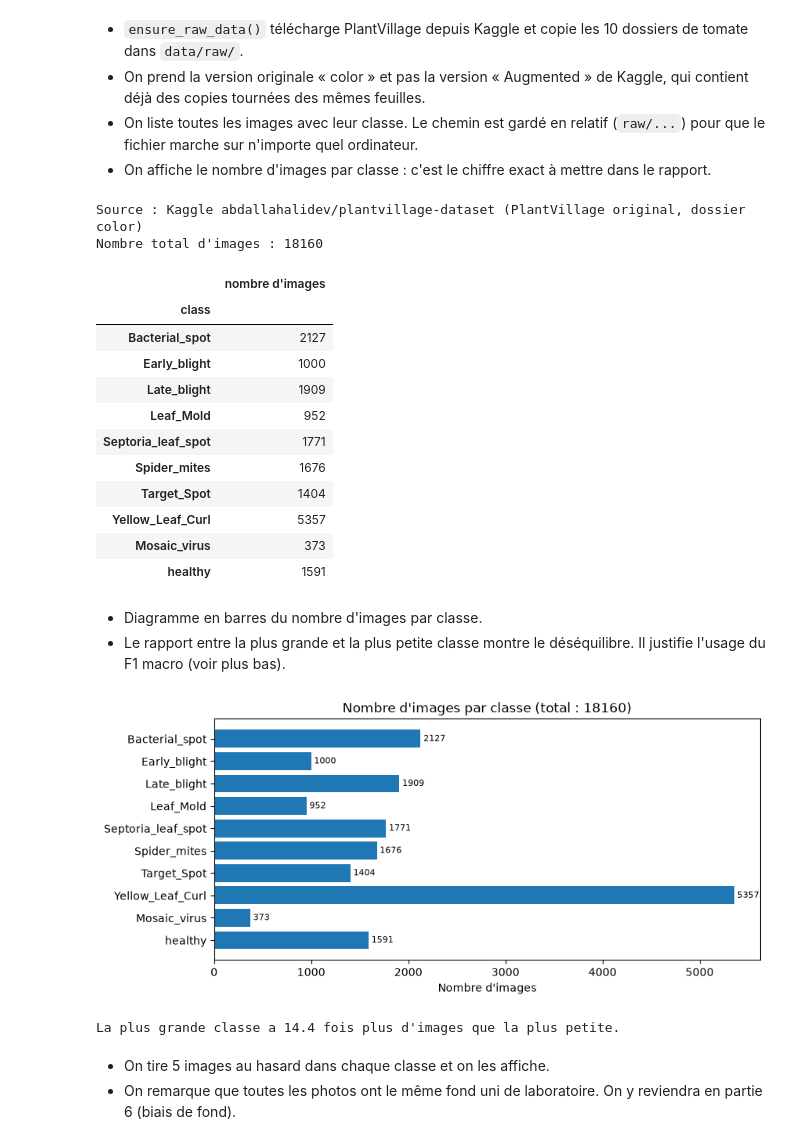
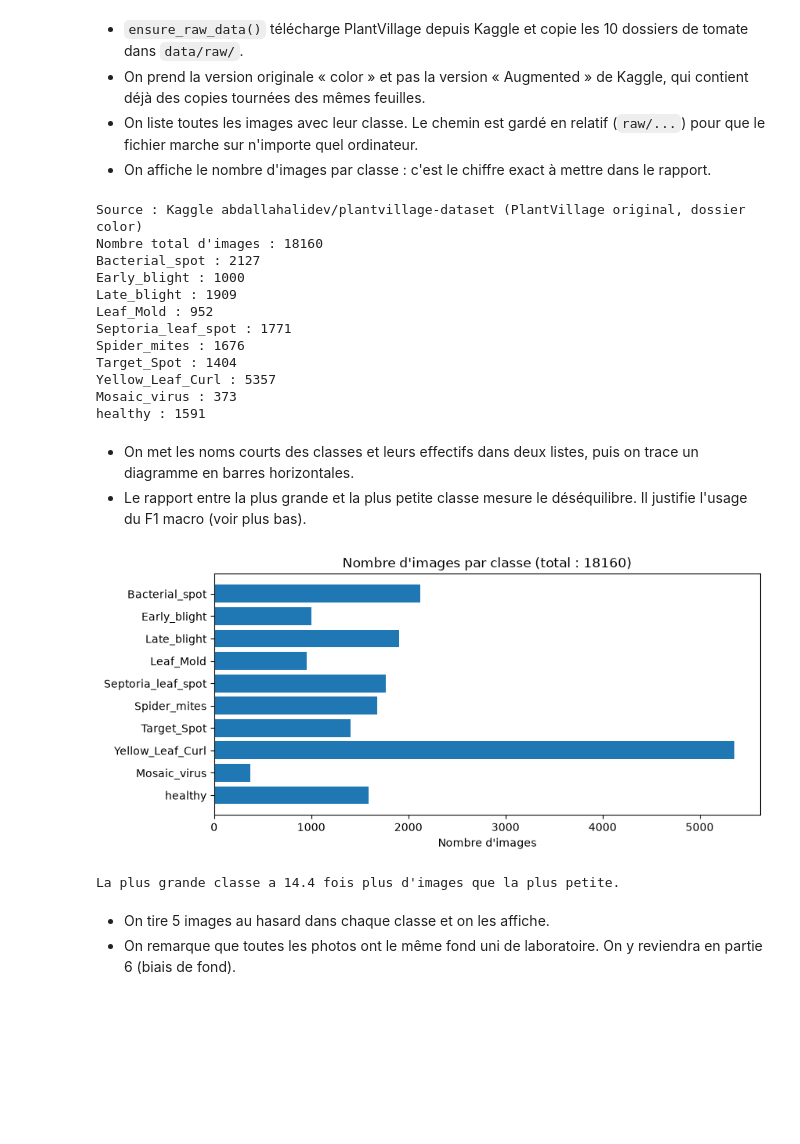
Before and after one commit to jiemCode/diagno-culture, a Jupyter notebook: notebooks/00_eda_split.ipynb, the cells around one changed output. Saved outputs shown, nothing was run; the diff lists cells and outputs as text; code cells hidden in the pictures; blank space fills up the shorter version.

```diff
--- a/notebooks/00_eda_split.ipynb
+++ b/notebooks/00_eda_split.ipynb
@@ -60,44 +60,49 @@ print("Source : Kaggle", C.KAGGLE_DATASET, "(PlantVillage original, dossier colo
 lignes = []
 for classe in D.CLASSES:
     for fichier in D.list_images(C.RAW_DIR / classe):
-        lignes.append({"path": f"raw/{classe}/{fichier.name}", "class": classe})
-df = pd.DataFrame(lignes).sort_values(["class", "path"]).reset_index(drop=True)
+        lignes.append({"path": "raw/" + classe + "/" + fichier.name, "class": classe})
+df = pd.DataFrame(lignes)
+df = df.sort_values(["class", "path"]).reset_index(drop=True)
 
-effectifs = df["class"].value_counts().reindex(D.CLASSES)
+effectifs = df["class"].value_counts()
 print("Nombre total d'images :", len(df))
-effectifs.rename(index=D.short).to_frame("nombre d'images")
+for classe in D.CLASSES:
+    print(D.short(classe), ":", effectifs[classe])
 # %% [output]
 Source : Kaggle abdallahalidev/plantvillage-dataset (PlantVillage original, dossier color)
 Nombre total d'images : 18160
+Bacterial_spot : 2127
+Early_blight : 1000
+Late_blight : 1909
+Leaf_Mold : 952
+Septoria_leaf_spot : 1771
+Spider_mites : 1676
+Target_Spot : 1404
+Yellow_Leaf_Curl : 5357
+Mosaic_virus : 373
+healthy : 1591
-|  | nombre d'images |
-| class |  |
-| Bacterial_spot | 2127 |
-| Early_blight | 1000 |
-| Late_blight | 1909 |
-| Leaf_Mold | 952 |
-| Septoria_leaf_spot | 1771 |
-| Spider_mites | 1676 |
-| Target_Spot | 1404 |
-| Yellow_Leaf_Curl | 5357 |
-| Mosaic_virus | 373 |
-| healthy | 1591 |
 # %% [markdown]
-- Diagramme en barres du nombre d'images par classe.
-- Le rapport entre la plus grande et la plus petite classe montre le déséquilibre. Il justifie l'usage du F1 macro (voir plus bas).
+- On met les noms courts des classes et leurs effectifs dans deux listes, puis on trace un diagramme en barres horizontales.
+- Le rapport entre la plus grande et la plus petite classe mesure le déséquilibre. Il justifie l'usage du F1 macro (voir plus bas).
 # %%
-fig, ax = plt.subplots(figsize=(9, 4))
-noms = [D.short(c) for c in D.CLASSES]
-ax.barh(noms, effectifs.values)
-for i, v in enumerate(effectifs.values):
-    ax.text(v + 30, i, str(v), va="center", fontsize=8)
-ax.invert_yaxis()
-ax.set_xlabel("Nombre d'images")
-ax.set_title(f"Nombre d'images par classe (total : {len(df)})")
+noms = []
+nombres = []
+for classe in D.CLASSES:
+    noms.append(D.short(classe))
+    nombres.append(effectifs[classe])
+
+plt.figure(figsize=(9, 4))
+plt.barh(noms, nombres)
+plt.gca().invert_yaxis()
+plt.xlabel("Nombre d'images")
+plt.title("Nombre d'images par classe (total : " + str(len(df)) + ")")
 savefig("00_effectifs.png")
 plt.show()
-print(f"La plus grande classe a {effectifs.max() / effectifs.min():.1f} fois plus d'images que la plus petite.")
+
+rapport = max(nombres) / min(nombres)
+print("La plus grande classe a", round(rapport, 1), "fois plus d'images que la plus petite.")
 # %% [output]
-[figure, old version]
+[figure, new version]
 La plus grande classe a 14.4 fois plus d'images que la plus petite.
 # %% [markdown]
 - On tire 5 images au hasard dans chaque classe et on les affiche.
```
Also changed, not shown: parts of 11 cells of this notebook, 1 other file.
